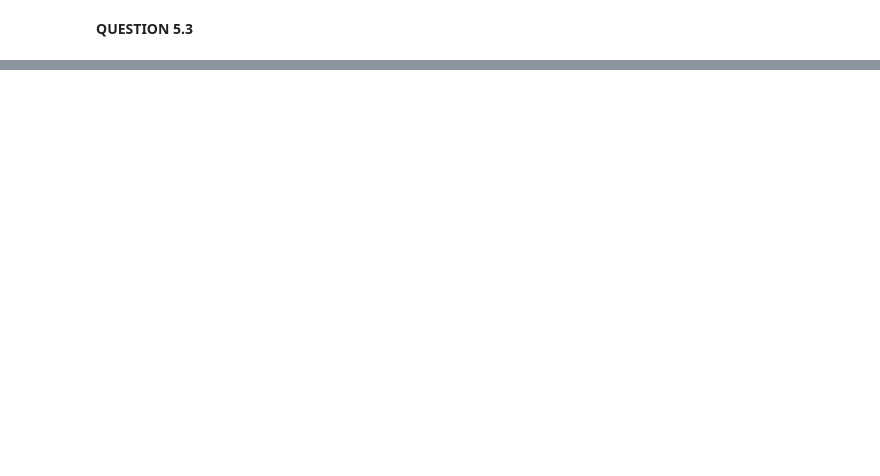
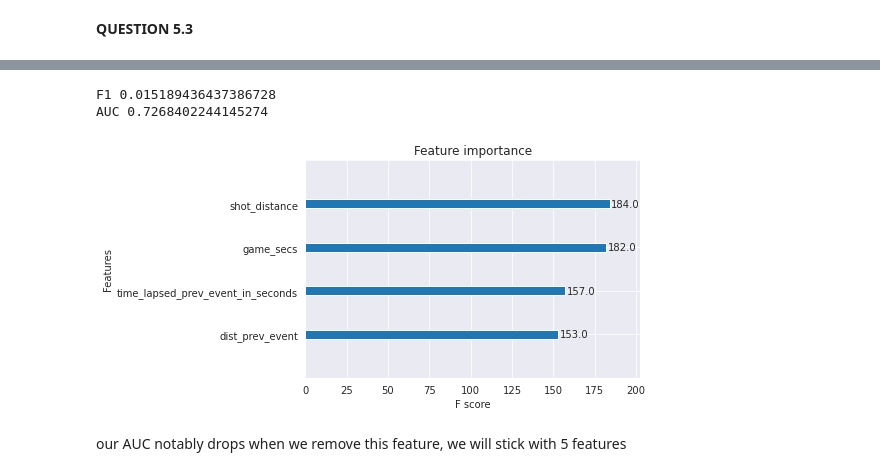
Before and after one commit to williamGlazer/IFT6758, a Jupyter notebook: notebooks/7.advanced-models.ipynb, the cells around one changed output, grey strips where cells are left out. Cells and saved outputs as stored; diff of their text form; code cells hidden in the pictures; blank space fills up the shorter version.

```diff
--- a/notebooks/7.advanced-models.ipynb
+++ b/notebooks/7.advanced-models.ipynb
@@ -381,0 +197,10 @@ for truth, preds, label in model_results:
+# %%
+plot_feature_importance(
+    ['shot_distance', 'dist_prev_event', 'time_lapsed_prev_event_in_seconds', 'game_secs']
+)
+# %% [output]
+F1 0.015189436437386728
+AUC 0.7268402244145274
+[figure, added]
+# %% [markdown]
+our AUC notably drops when we remove this feature, we will stick with 5 features
```
Also changed, not shown: parts of 30 cells of this notebook, 3 other files.
